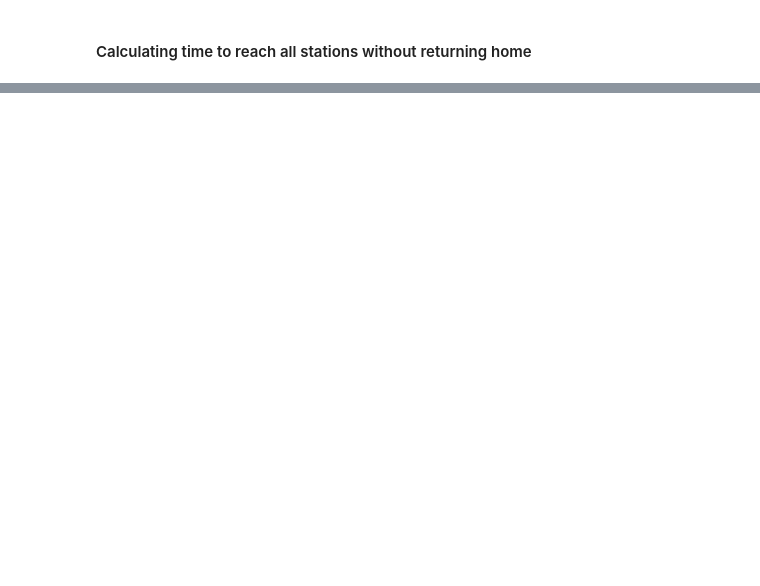
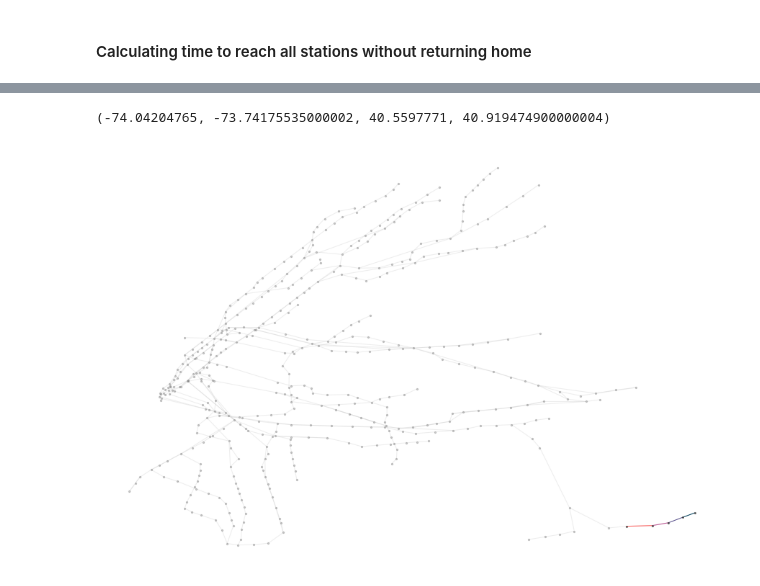
Before and after one commit to gregfeliu/The_Subway_Challenge, a Jupyter notebook: Solve_Postman_Problem_final.ipynb, the cells around one changed output, grey strips where cells are left out. Saved outputs shown, nothing was run; the diff lists cells and outputs as text; code cells hidden in the pictures; blank space fills up the shorter version.

```diff
--- a/Solve_Postman_Problem_final.ipynb
+++ b/Solve_Postman_Problem_final.ipynb
@@ -551,0 +556,19 @@ TSP_solutions_df.sort_values(by='Time_seconds').head(7)
+# %%
+# this is simplified: it doesn't include intermediary steps between stations
+h11_route = TSP_solutions_df['Station_id_route'][4]
+# %%
+g_i = nx.Graph(undirected=True)
+# %%
+plt.figure(figsize=(12, 8))
+nx.draw(g, pos=node_positions, edge_color='lightgrey', node_size=5, node_color='gray', alpha=0.4)
+g_i.add_edge(h11_route[0], h11_route[1])
+g_i.add_edge(h11_route[1], h11_route[2])
+g_i.add_edge(h11_route[2], h11_route[3])
+g_i.add_edge(h11_route[3], h11_route[4])
+edge_color_list = ["#003f5c", "#58508d", "#bc5090", "#ff6361", "#ffa600"]
+nx.draw_networkx_nodes(g_i, pos=node_positions, node_size=6, alpha=0.6, node_color='black', with_labels=False, linewidths=0.1)
+nx.draw_networkx_edges(g_i, pos=node_positions, edge_color=edge_color_list, alpha=1, linewidths=0.1)
+plt.axis('off')
+# plt.savefig('./H11_route_images/test.png'.format(i), dpi=120, bbox_inches='tight')
+# plt.close()
+# %% [output]
@@ -551,0 +577,2 @@ TSP_solutions_df.sort_values(by='Time_seconds').head(7)
+(-74.04204765, -73.74175535000002, 40.5597771, 40.919474900000004)
+[figure, added]
```
Also changed, not shown: parts of 23 cells of this notebook.
